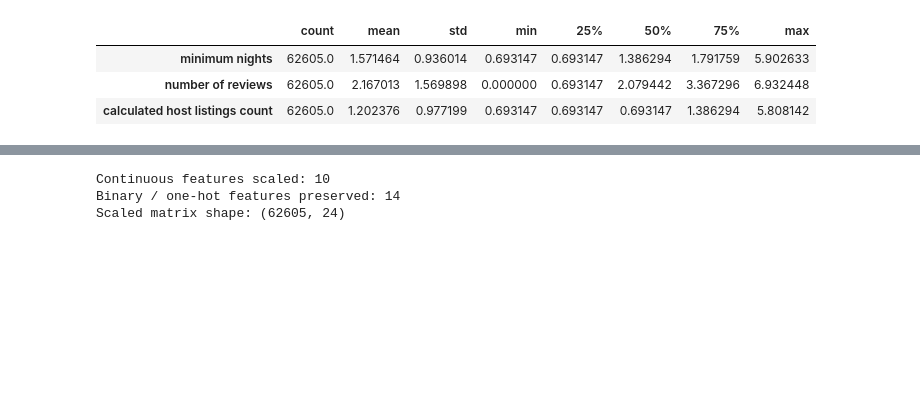
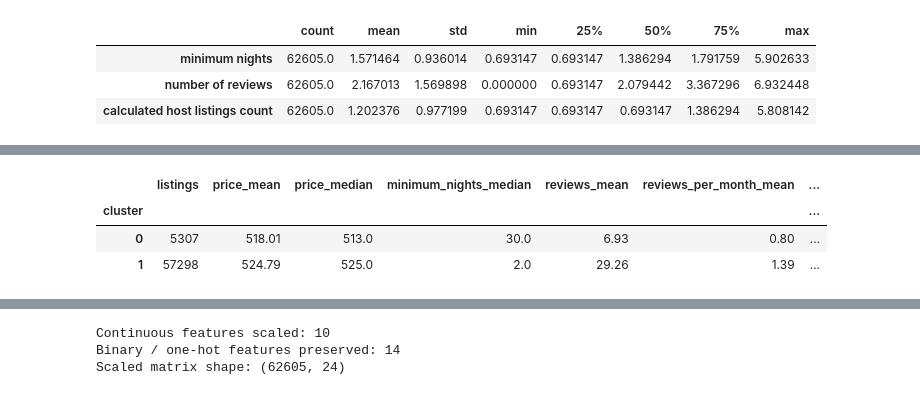
Before and after one commit to Vaishnavik-droid/customer-segmentation, a Jupyter notebook: notebooks/clustering.ipynb, the cells around one changed output, grey strips where cells are left out. Saved outputs shown, nothing was run; the diff lists cells and outputs as text; code cells hidden in the pictures; blank space fills up the shorter version.

```diff
--- a/notebooks/clustering.ipynb
+++ b/notebooks/clustering.ipynb
@@ -206,0 +327,81 @@ Feature matrix shape: (62605, 24)
+# %%
+
+# Create an interpretation dataset using original feature units.
+# Apply the same minimum-night cap used during clustering.
+df_profile = df.copy()
+df_profile["minimum nights"] = (
+    df_profile["minimum nights"].clip(upper=365)
+)
+
+# Select features useful for describing the business segments.
+# These are for interpretation; they are not refitted or rescaled here.
+profile_columns = [
+    "price",
+    "service fee",
+    "minimum nights",
+    "number of reviews",
+    "reviews per month",
+    "calculated host listings count",
+    "availability 365"
+]
+
+# Identify one-hot encoded category groups for percentage summaries.
+category_groups = {
+    "Neighbourhood": [
+        col for col in df_profile.columns
+        if col.startswith("neighbourhood group_")
+    ],
+    "Room type": [
+        col for col in df_profile.columns
+        if col.startswith("room type_")
+    ],
+    "Cancellation policy": [
+        col for col in df_profile.columns
+        if col.startswith("cancellation_policy_")
+    ]
+}
+
+# Compare k=2 across the three feature configurations.
+profiles_k2 = {}
+
+for variant_name in [
+    "Current baseline",
+    "Without coordinates",
+    "Without host portfolio size"
+]:
+    # Retrieve labels fitted using this feature configuration.
+    labels = experiment_labels[(variant_name, 2)]
+
+    temp = df_profile.copy()
+    temp["cluster"] = labels
+
+    # Calculate counts, proportions, and interpretable numerical summaries.
+    summary = temp.groupby("cluster").agg(
+        listings=("price", "size"),
+        price_mean=("price", "mean"),
+        price_median=("price", "median"),
+        minimum_nights_median=("minimum nights", "median"),
+        reviews_mean=("number of reviews", "mean"),
+        reviews_per_month_mean=("reviews per month", "mean"),
+        host_listings_mean=("calculated host listings count", "mean"),
+        host_listings_median=("calculated host listings count", "median"),
+        availability_mean=("availability 365", "mean")
+    )
+
+    summary["share_pct"] = (
+        summary["listings"] / len(temp) * 100
+    )
+
+    profiles_k2[variant_name] = summary.round(2)
+
+    print(f"\n{'=' * 12} {variant_name} {'=' * 12}")
+    display(profiles_k2[variant_name])
+
+    # One-hot means express the percentage of listings in each category.
+    for group_name, columns in category_groups.items():
+        if columns:
+            print(f"{group_name} distribution (%)")
+            display(
+                (temp.groupby("cluster")[columns].mean() * 100).round(1)
+            )
+# %% [output]
@@ -206,0 +409,4 @@ Feature matrix shape: (62605, 24)
+|  | listings | price_mean | price_median | minimum_nights_median | reviews_mean | reviews_per_month_mean | ... |
+| cluster |  |  |  |  |  |  | ... |
+| 0 | 5307 | 518.01 | 513.0 | 30.0 | 6.93 | 0.80 | ... |
+| 1 | 57298 | 524.79 | 525.0 | 2.0 | 29.26 | 1.39 | ... |
```
Also changed, not shown: parts of 4 cells of this notebook.
